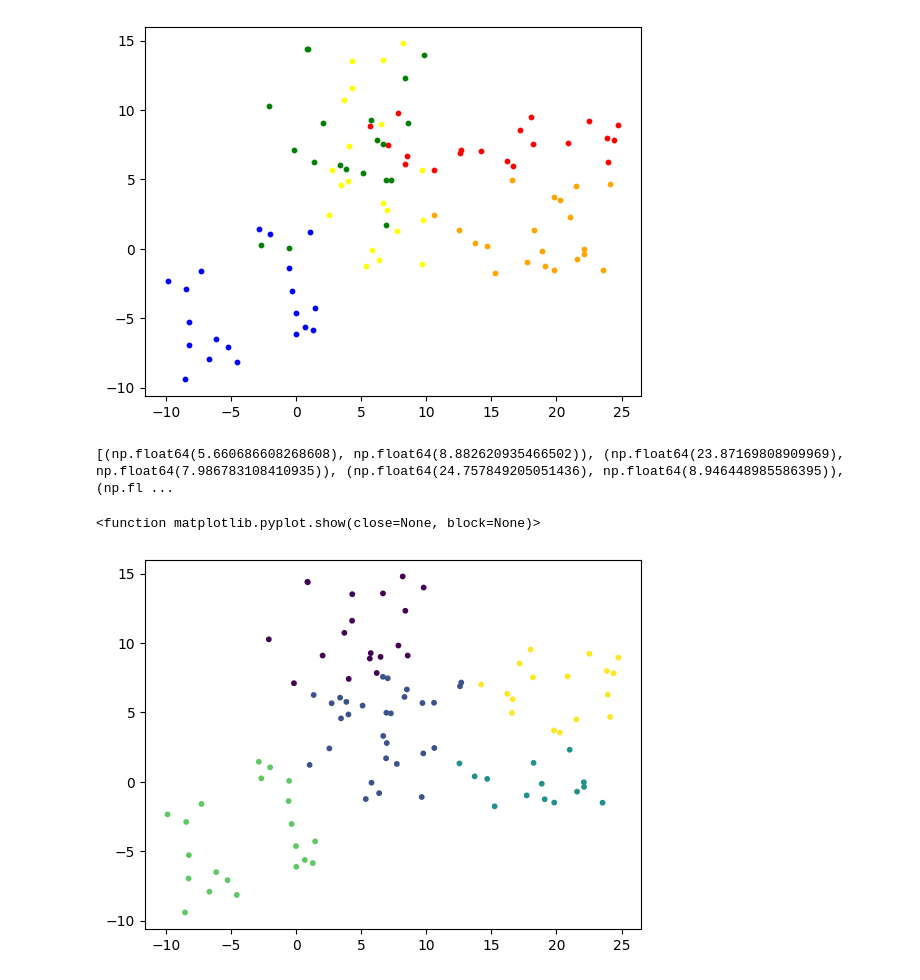
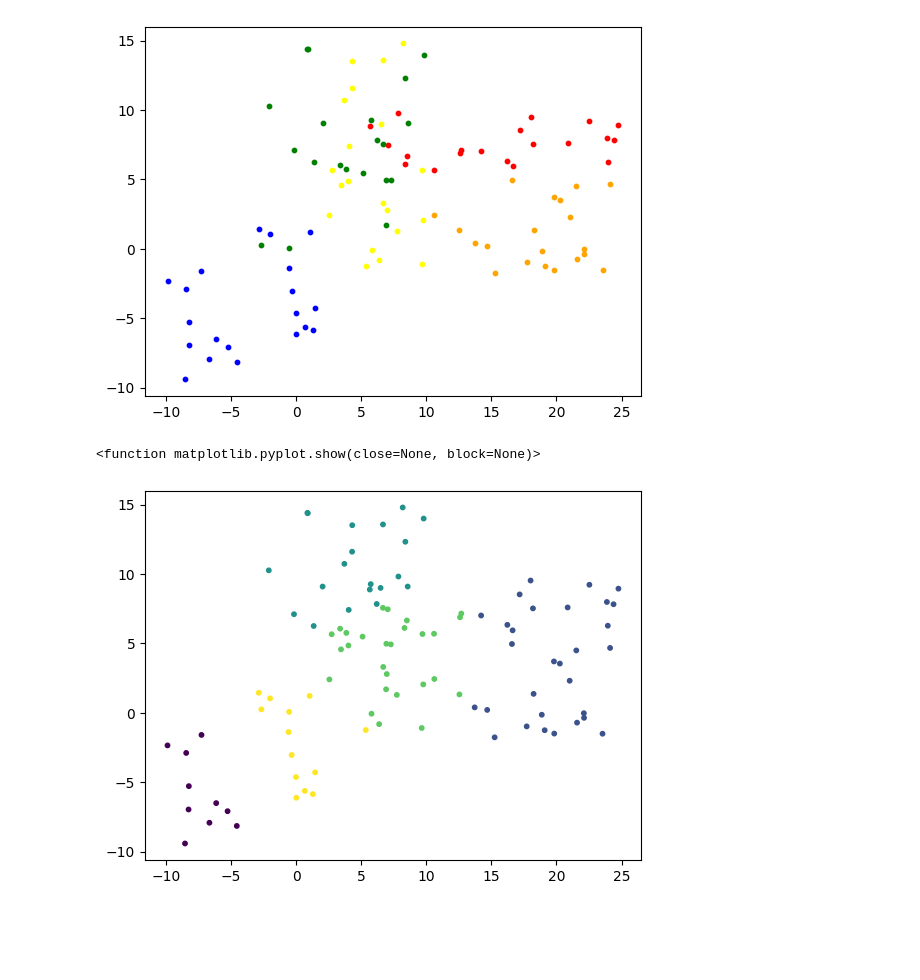
Before and after one commit to kralel/GeoInfo, a Jupyter notebook: shluk_analyza/kralova_sorokac_shluk_analyza.ipynb, the cells around one changed output. Saved outputs shown, nothing was run; the diff lists cells and outputs as text; code cells hidden in the pictures; blank space fills up the shorter version.

```diff
--- a/shluk_analyza/kralova_sorokac_shluk_analyza.ipynb
+++ b/shluk_analyza/kralova_sorokac_shluk_analyza.ipynb
@@ -29,16 +31,16 @@ plt.show()
 # %% [output]
 [figure]
 # %%
+#Turn coordinets into set of points for kmeans fuction
+points = list(zip(x, y))
 
-data = list(zip(x, y))
-print(data)
+#Kmeans
 kmeans = sklearn.cluster.KMeans(n_clusters = 5)
-kmeans.fit(data)
+kmeans.fit(points)
 
 
 plt.scatter(x, y, c=kmeans.labels_, s=10)
 plt.show
 # %% [output]
-[(np.float64(5.660686608268608), np.float64(8.882620935466502)), (np.float64(23.87169808909969), np.float64(7.986783108410935)), (np.float64(24.757849205051436), np.float64(8.946448985586395)), (np.fl ...
+<function matplotlib.pyplot.show(close=None, block=None)>
-<function matplotlib.pyplot.show(close=None, block=None)>
-[figure, old version]
+[figure, new version]
```
Also changed, not shown: parts of 2 cells of this notebook.
